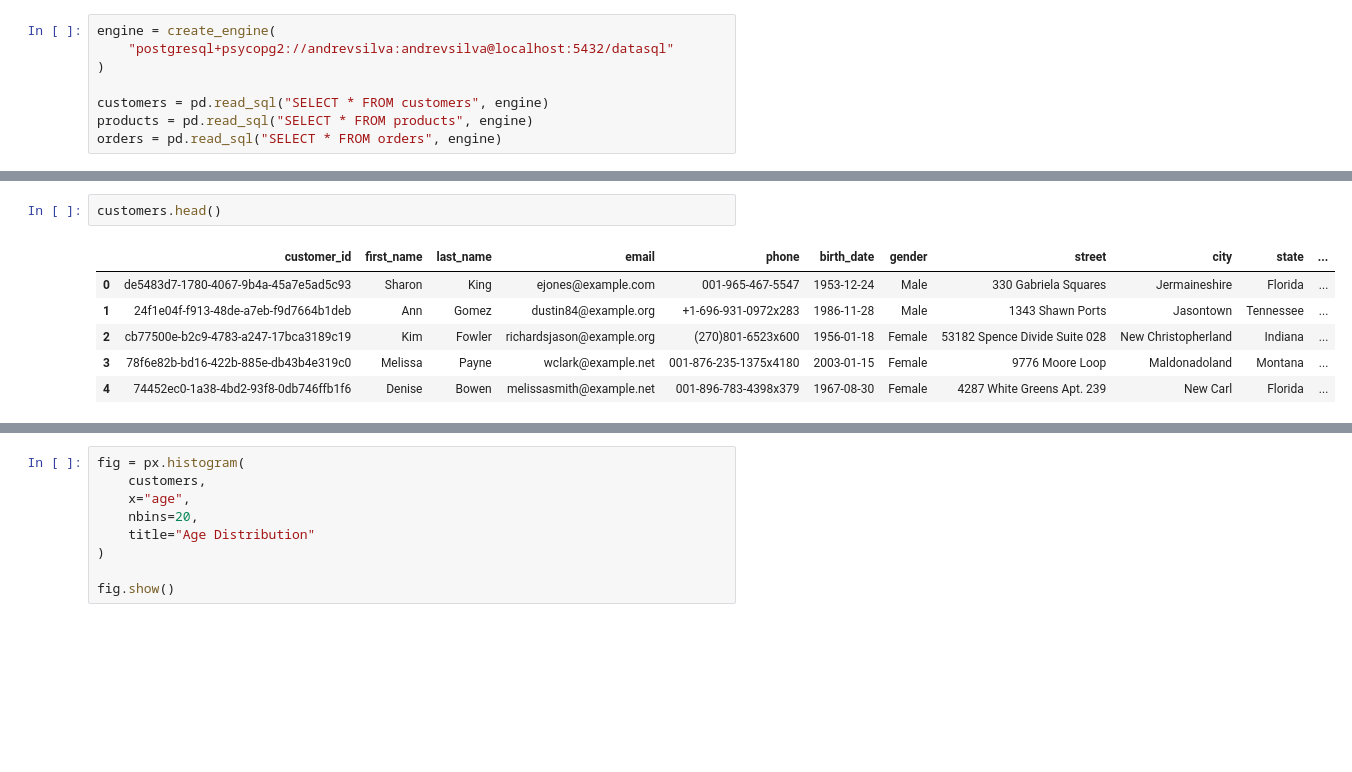
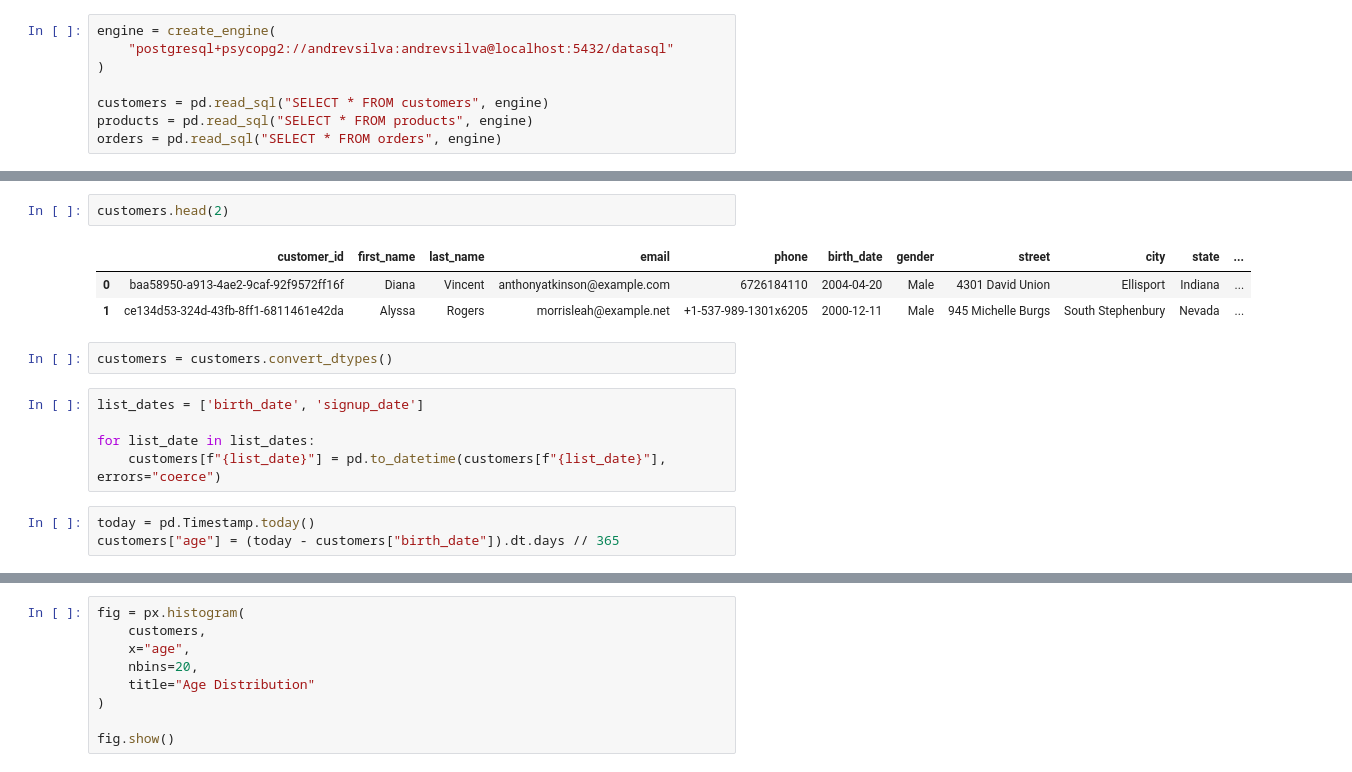
Before and after one commit to andvsilva/buildingAgents-studies, a Jupyter notebook: sql/dashboard/eda.ipynb, the cells around one changed output, grey strips where cells are left out. Cells and saved outputs as stored; diff of their text form; blank space fills up the shorter version.

```diff
--- a/sql/dashboard/eda.ipynb
+++ b/sql/dashboard/eda.ipynb
@@ -21,12 +15,19 @@ Index(['customer_id', 'first_name', 'last_name', 'email', 'phone',
 # %%
-customers.head()
+customers.head(2)
 # %% [output]
 |  | customer_id | first_name | last_name | email | phone | birth_date | gender | street | city | state | ... |
-| 0 | de5483d7-1780-4067-9b4a-45a7e5ad5c93 | Sharon | King | ejones@example.com | 001-965-467-5547 | 1953-12-24 | Male | 330 Gabriela Squares | Jermaineshire | Florida | ... |
-| 1 | 24f1e04f-f913-48de-a7eb-f9d7664b1deb | Ann | Gomez | dustin84@example.org | +1-696-931-0972x283 | 1986-11-28 | Male | 1343 Shawn Ports | Jasontown | Tennessee | ... |
-| 2 | cb77500e-b2c9-4783-a247-17bca3189c19 | Kim | Fowler | richardsjason@example.org | (270)801-6523x600 | 1956-01-18 | Female | 53182 Spence Divide Suite 028 | New Christopherland | Indiana | ... |
-| 3 | 78f6e82b-bd16-422b-885e-db43b4e319c0 | Melissa | Payne | wclark@example.net | 001-876-235-1375x4180 | 2003-01-15 | Female | 9776 Moore Loop | Maldonadoland | Montana | ... |
-| 4 | 74452ec0-1a38-4bd2-93f8-0db746ffb1f6 | Denise | Bowen | melissasmith@example.net | 001-896-783-4398x379 | 1967-08-30 | Female | 4287 White Greens Apt. 239 | New Carl | Florida | ... |
+| 0 | baa58950-a913-4ae2-9caf-92f9572ff16f | Diana | Vincent | anthonyatkinson@example.com | 6726184110 | 2004-04-20 | Male | 4301 David Union | Ellisport | Indiana | ... |
+| 1 | ce134d53-324d-43fb-8ff1-6811461e42da | Alyssa | Rogers | morrisleah@example.net | +1-537-989-1301x6205 | 2000-12-11 | Male | 945 Michelle Burgs | South Stephenbury | Nevada | ... |
+# %%
+customers = customers.convert_dtypes()
+# %%
+list_dates = ['birth_date', 'signup_date']
+
+for list_date in list_dates:
+    customers[f"{list_date}"] = pd.to_datetime(customers[f"{list_date}"], errors="coerce")
+# %%
+today = pd.Timestamp.today()
+customers["age"] = (today - customers["birth_date"]).dt.days // 365
 # %%
 customers.dtypes
 # %% [output]
```
Also changed, not shown: parts of 19 cells of this notebook, 14 other files.
